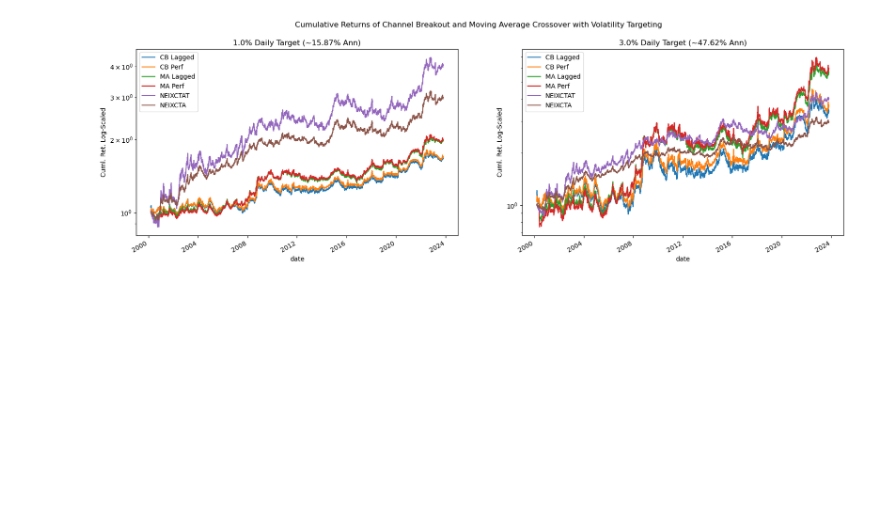
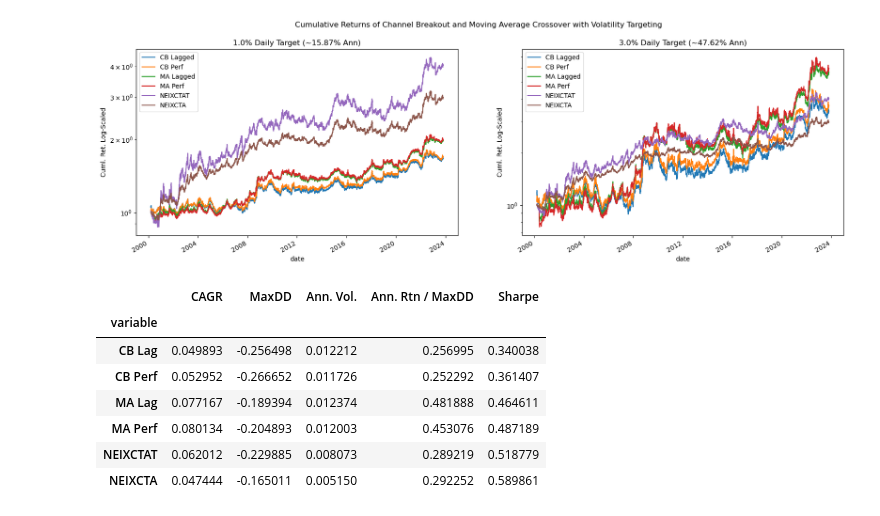
Before and after one commit to diegodalvarez/TrendSystem, a Jupyter notebook: Research/Blogs/AlphaQuestCTASeries.ipynb, the cells around one changed output. Cells and saved outputs as stored; diff of their text form; code cells hidden in the pictures; blank space fills up the shorter version.

```diff
--- a/Research/Blogs/AlphaQuestCTASeries.ipynb
+++ b/Research/Blogs/AlphaQuestCTASeries.ipynb
@@ -253,3 +259,33 @@ fig.suptitle("Cumulative Returns of Channel Breakout and Moving Average Crossove
 plt.show()
 # %% [output]
 [figure]
+# %%
+renamer = {
+    "ChannelBreakout": "CB",
+    "MaCrossover"    : "MA",
+    "ewma"           : "Perf",
+    "ewma_lag"       : "Lag"}
+
+df_port = (df_ports.query(
+    "target == 0.03").
+    replace(renamer).
+    assign(
+        date = lambda x: pd.to_datetime(x.date),
+        name = lambda x: x.signal + " " + x.method).
+    pivot(index = "date", columns = "name", values = "rtn").
+    dropna())
+# %%
+df_combined = (df_port.merge(
+    right = df_trend, how = "inner", on = ["date"]).
+    merge(right = df_cta, how = "inner", on = ["date"]))
+# %%
+AQTools().get_perform_results(df_combined)
+# %% [output]
+|  | CAGR | MaxDD | Ann. Vol. | Ann. Rtn / MaxDD | Sharpe |
+| variable |  |  |  |  |  |
+| CB Lag | 0.049893 | -0.256498 | 0.012212 | 0.256995 | 0.340038 |
+| CB Perf | 0.052952 | -0.266652 | 0.011726 | 0.252292 | 0.361407 |
+| MA Lag | 0.077167 | -0.189394 | 0.012374 | 0.481888 | 0.464611 |
+| MA Perf | 0.080134 | -0.204893 | 0.012003 | 0.453076 | 0.487189 |
+| NEIXCTAT | 0.062012 | -0.229885 | 0.008073 | 0.289219 | 0.518779 |
+| NEIXCTA | 0.047444 | -0.165011 | 0.005150 | 0.292252 | 0.589861 |
```
Also changed, not shown: parts of 2 cells of this notebook.
